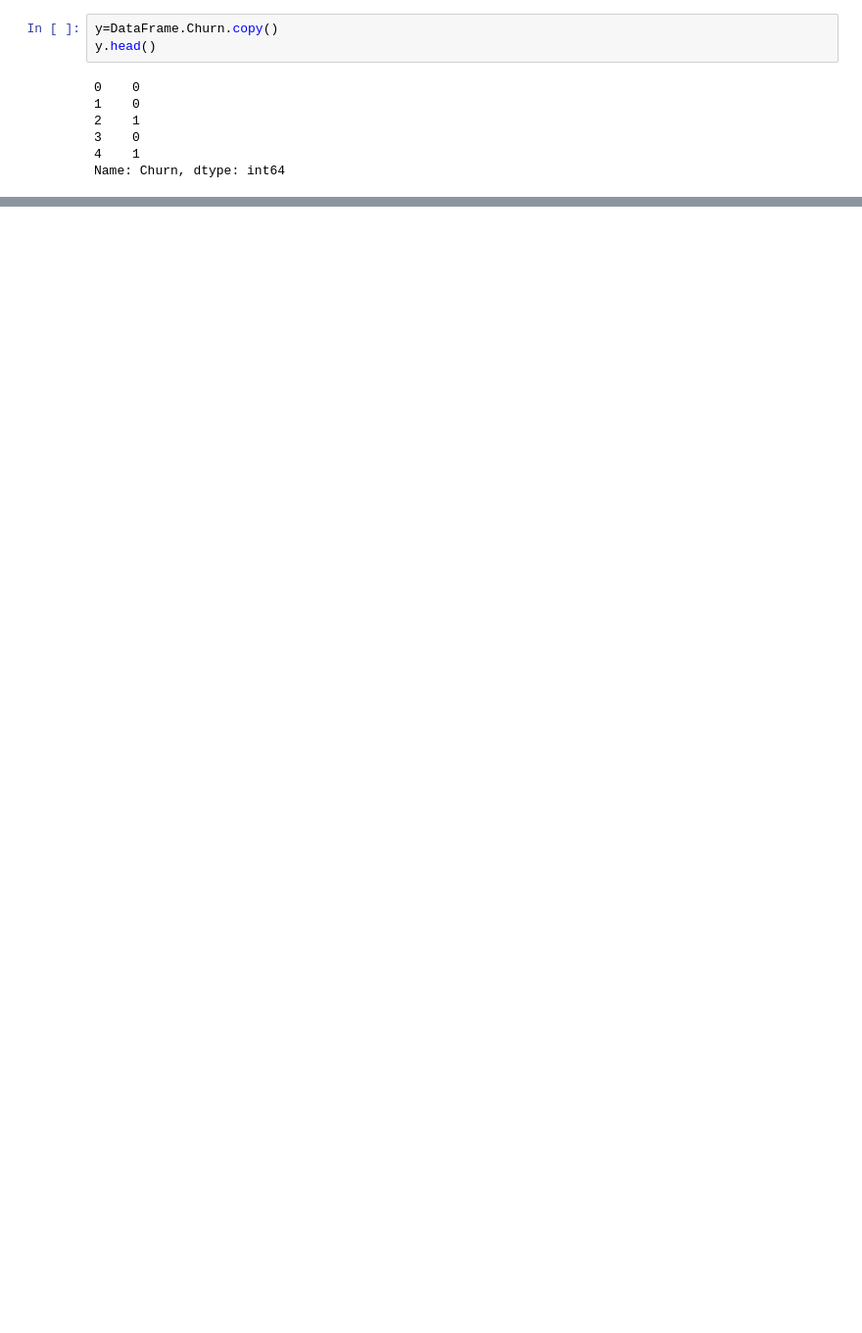
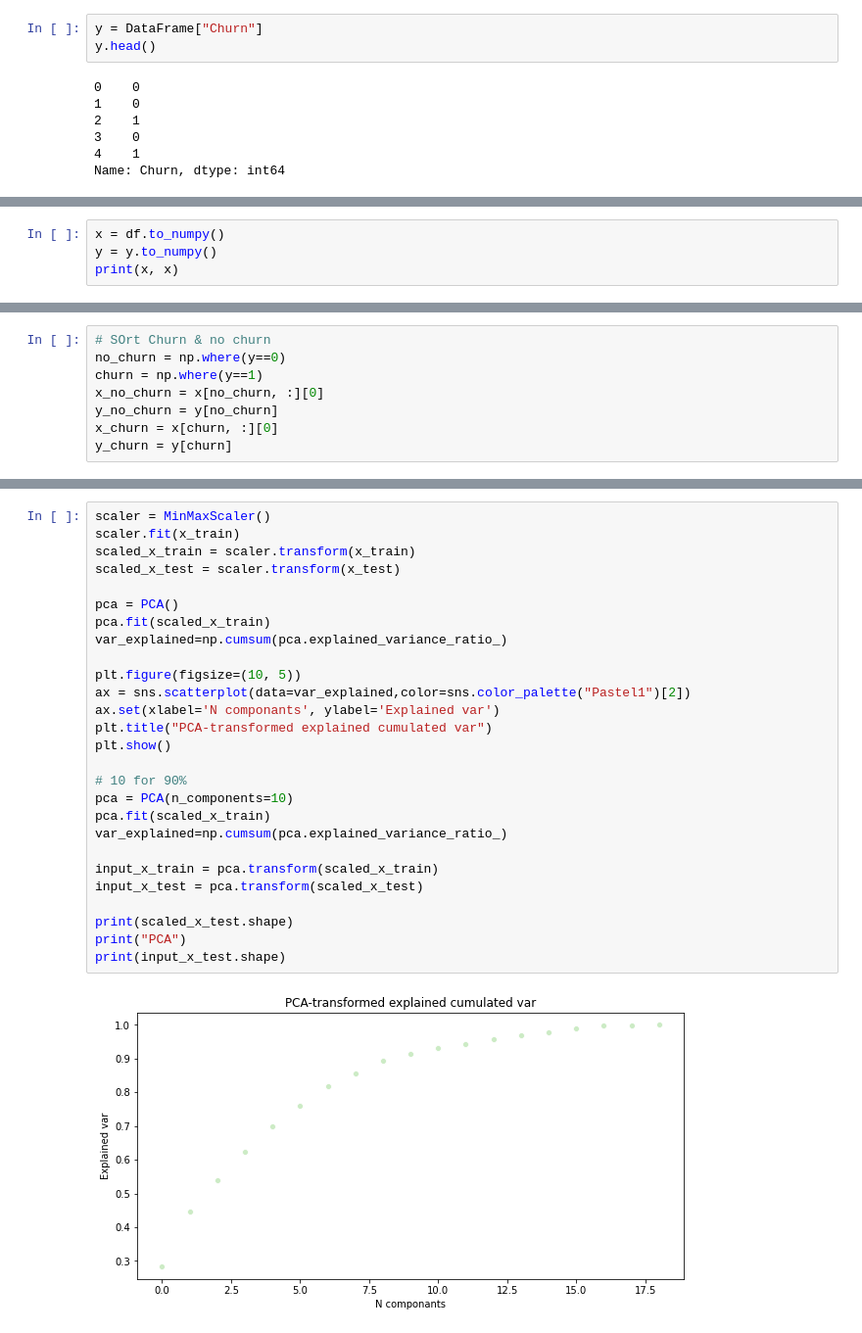
Before and after one commit to BenInTheBox/DataScienceInPractice, a Jupyter notebook: problem_set_3/ass3.ipynb, the cells around one changed output, grey strips where cells are left out. Shown: that part at 98% size. Drawn from its saved outputs; the diff is of its cells as text; blank space fills up the shorter version.

```diff
--- a/problem_set_3/ass3.ipynb
+++ b/problem_set_3/ass3.ipynb
@@ -173,5 +175,5 @@ df.head()
 # %%
-y=DataFrame.Churn.copy()
+y = DataFrame["Churn"]
 y.head()
 # %% [output]
 0    0
@@ -238,0 +185,4 @@ Result input_x_train ([[input_1, input_2, ...], [input_1, input_2, ...], [input_
+# %%
+x = df.to_numpy()
+y = y.to_numpy()
+print(x, x)
@@ -238,0 +203,8 @@ Result input_x_train ([[input_1, input_2, ...], [input_1, input_2, ...], [input_
+# %%
+# SOrt Churn & no churn
+no_churn = np.where(y==0)
+churn = np.where(y==1)
+x_no_churn = x[no_churn, :][0]
+y_no_churn = y[no_churn]
+x_churn = x[churn, :][0]
+y_churn = y[churn]
@@ -238,0 +283,29 @@ Result input_x_train ([[input_1, input_2, ...], [input_1, input_2, ...], [input_
+# %%
+scaler = MinMaxScaler()
+scaler.fit(x_train)
+scaled_x_train = scaler.transform(x_train)
+scaled_x_test = scaler.transform(x_test)
+
+pca = PCA()
+pca.fit(scaled_x_train)
+var_explained=np.cumsum(pca.explained_variance_ratio_)
+
+plt.figure(figsize=(10, 5))
+ax = sns.scatterplot(data=var_explained,color=sns.color_palette("Pastel1")[2])
+ax.set(xlabel='N componants', ylabel='Explained var')
+plt.title("PCA-transformed explained cumulated var")
+plt.show()
+
+# 10 for 90%
+pca = PCA(n_components=10)
+pca.fit(scaled_x_train)
+var_explained=np.cumsum(pca.explained_variance_ratio_)
+
+input_x_train = pca.transform(scaled_x_train)
+input_x_test = pca.transform(scaled_x_test)
+
+print(scaled_x_test.shape)
+print("PCA")
+print(input_x_test.shape)
+# %% [output]
+[figure, added]
```
Also changed, not shown: parts of 17 cells of this notebook, 1 other file.
